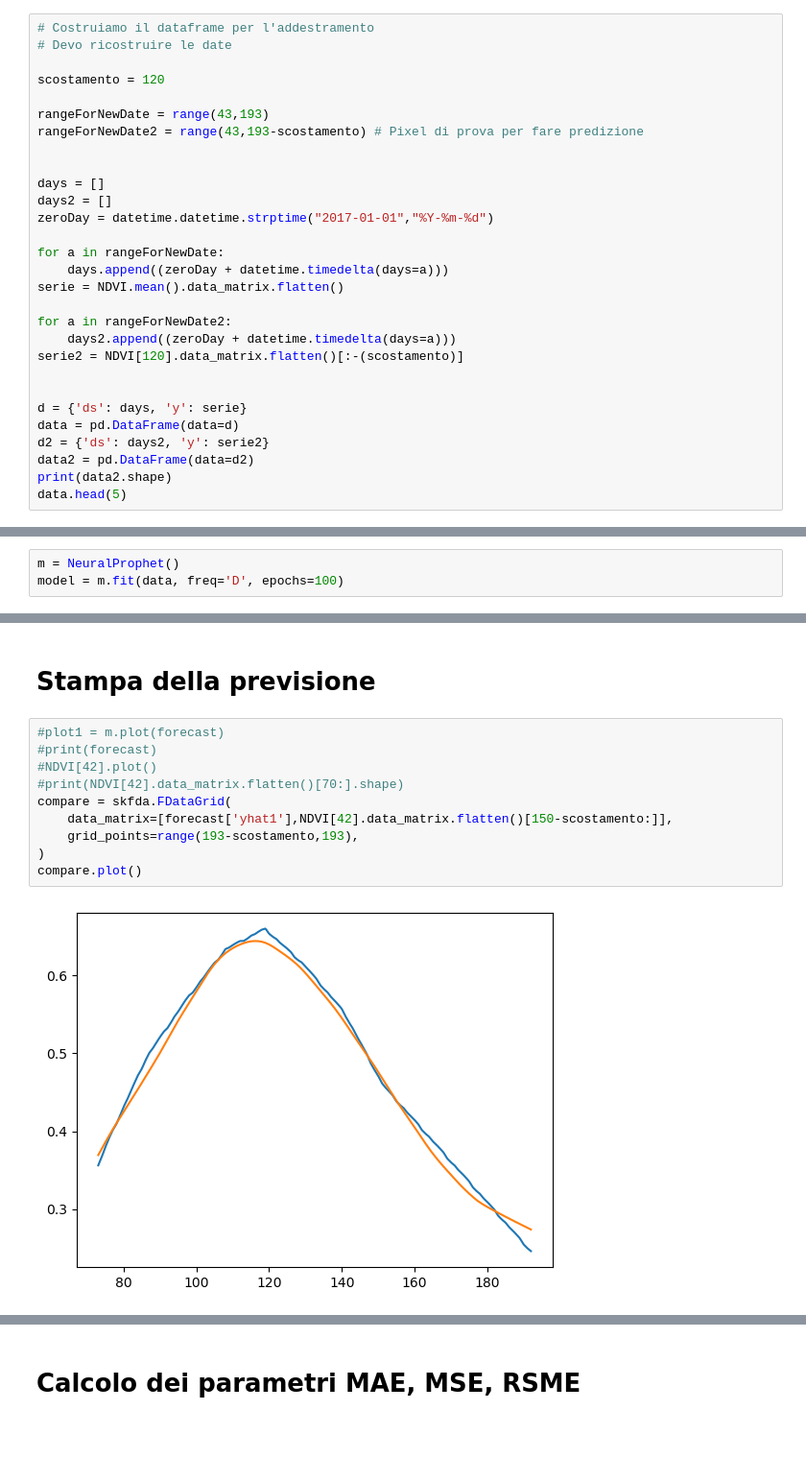
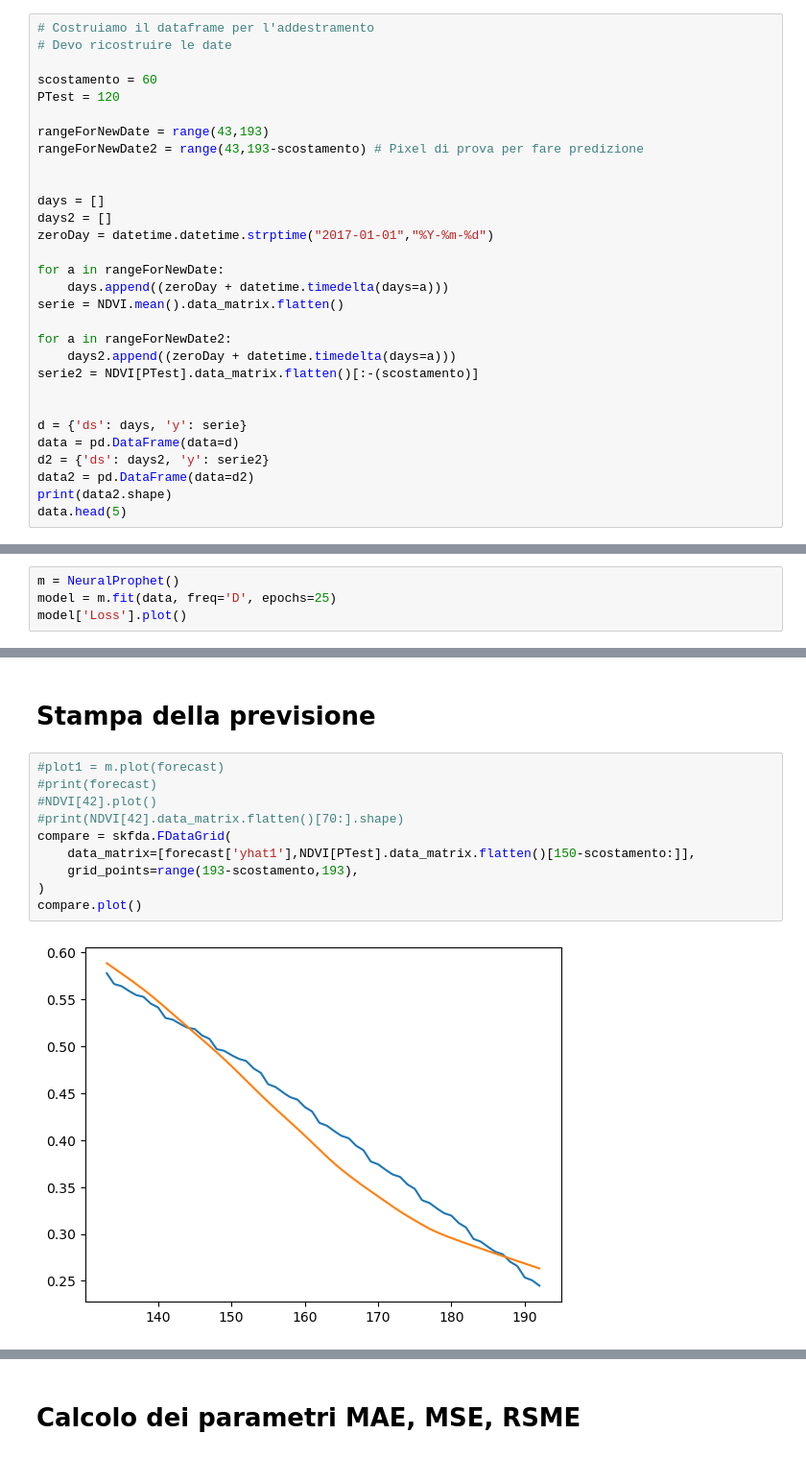
Before and after one commit to Simone-Scalella/AgriVision2022, a Jupyter notebook: forecast.ipynb, the cells around one changed output, grey strips where cells are left out. Shown: that part at 96% size. Cells and saved outputs as stored; diff of their text form.

```diff
--- a/forecast.ipynb
+++ b/forecast.ipynb
@@ -21,7 +21,8 @@ NDVI.mean().plot()
 # Costruiamo il dataframe per l'addestramento
 # Devo ricostruire le date
 
-scostamento = 120
+scostamento = 60
+PTest = 120
 
 rangeForNewDate = range(43,193)
 rangeForNewDate2 = range(43,193-scostamento) # Pixel di prova per fare predizione
@@ -37,7 +38,7 @@ serie = NDVI.mean().data_matrix.flatten()
 
 for a in rangeForNewDate2:
     days2.append((zeroDay + datetime.timedelta(days=a)))
-serie2 = NDVI[120].data_matrix.flatten()[:-(scostamento)]
+serie2 = NDVI[PTest].data_matrix.flatten()[:-(scostamento)]
 
 
 d = {'ds': days, 'y': serie}
@@ -58,7 +59,8 @@ data.head(5)
 # Eseguiamo l'addestramento
 # %%
 m = NeuralProphet()
-model = m.fit(data, freq='D', epochs=100)
+model = m.fit(data, freq='D', epochs=25)
+model['Loss'].plot()
 # %% [output]
 INFO - (NP.df_utils._infer_frequency) - Major frequency D corresponds to 99.333% of the data.
 INFO - (NP.df_utils._infer_frequency) - Defined frequency is equal to major frequency - D
@@ -93,12 +97,12 @@ INFO - (NP.df_utils.return_df_in_original_format) - Returning df with no ID colu
 # %%
 #plot1 = m.plot(forecast)
 #print(forecast)
 #NDVI[42].plot()
 #print(NDVI[42].data_matrix.flatten()[70:].shape)
 compare = skfda.FDataGrid(
-    data_matrix=[forecast['yhat1'],NDVI[42].data_matrix.flatten()[150-scostamento:]],
+    data_matrix=[forecast['yhat1'],NDVI[PTest].data_matrix.flatten()[150-scostamento:]],
     grid_points=range(193-scostamento,193),
 )
 compare.plot()
 # %% [output]
-[figure, old version]
+[figure, new version]
```
Also changed, not shown: parts of 5 cells of this notebook, 1 other file.
